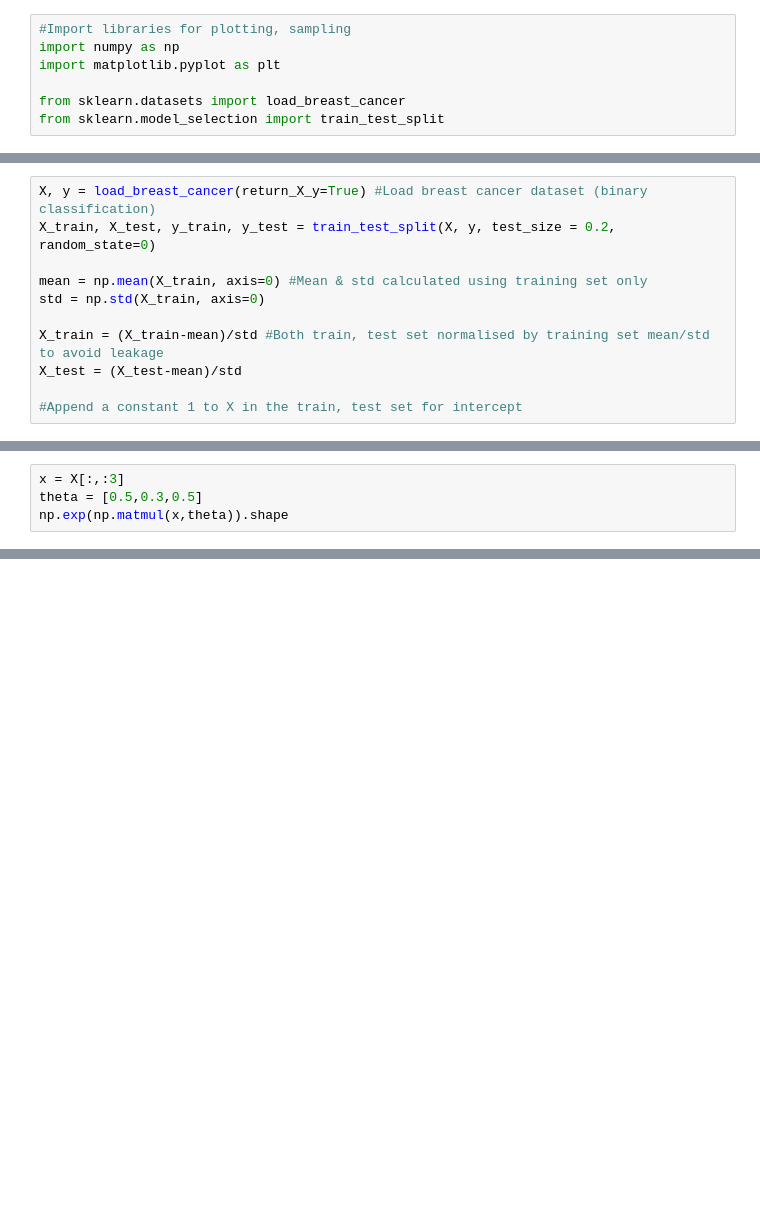
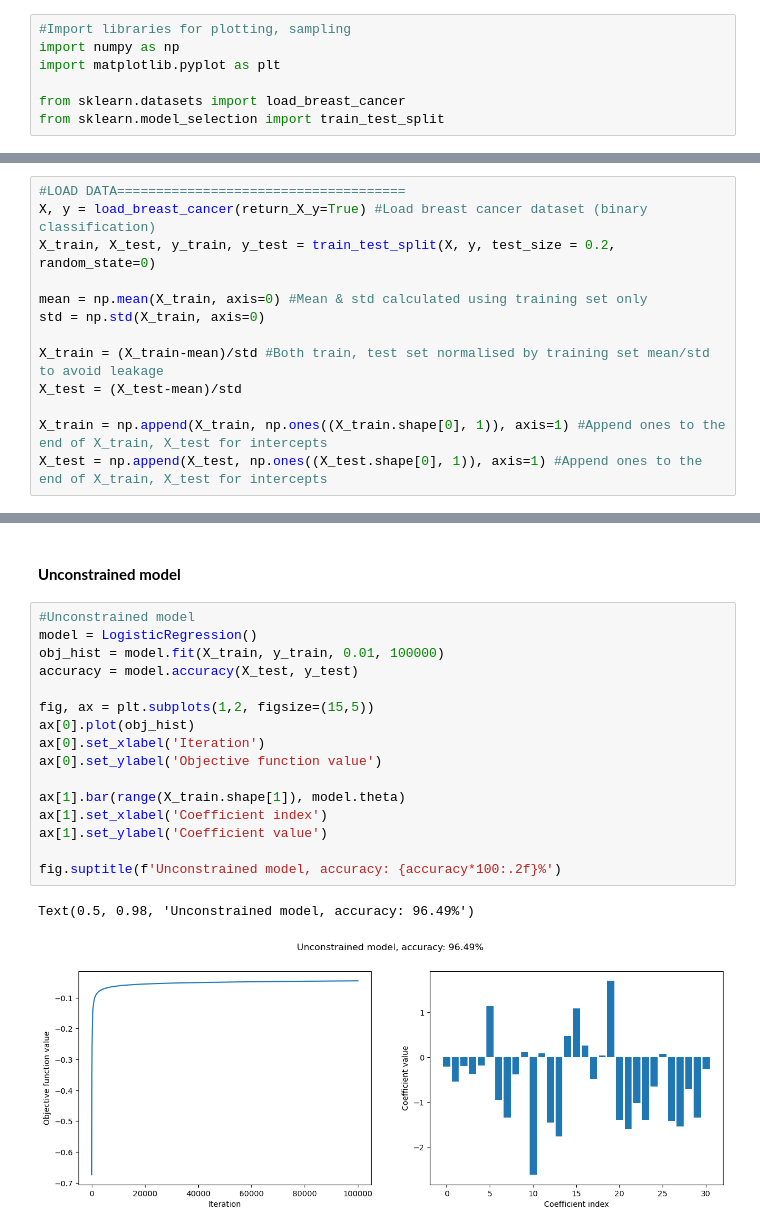
Before and after one commit to mataln/binance-takehome, a Jupyter notebook: Q2.ipynb, the cells around one changed output, grey strips where cells are left out. Drawn from its saved outputs; the diff is of its cells as text; blank space fills up the shorter version.

```diff
--- a/Q2.ipynb
+++ b/Q2.ipynb
@@ -15,4 +93,5 @@ One more question: If there is no constraint, is LR a global optimization algori
 # %%
+#LOAD DATA=====================================
 X, y = load_breast_cancer(return_X_y=True) #Load breast cancer dataset (binary classification)
 X_train, X_test, y_train, y_test = train_test_split(X, y, test_size = 0.2, random_state=0)
 
@@ -22,4 +101,5 @@ std = np.std(X_train, axis=0)
 X_train = (X_train-mean)/std #Both train, test set normalised by training set mean/std to avoid leakage
 X_test = (X_test-mean)/std
 
-#Append a constant 1 to X in the train, test set for intercept
+X_train = np.append(X_train, np.ones((X_train.shape[0], 1)), axis=1) #Append ones to the end of X_train, X_test for intercepts
+X_test = np.append(X_test, np.ones((X_test.shape[0], 1)), axis=1) #Append ones to the end of X_train, X_test for intercepts
@@ -63,4 +105,0 @@ array([ -2.78558128,  -2.42209427,  -2.12856244,  -2.37361592,
-# %%
-x = X[:,:3]
-theta = [0.5,0.3,0.5]
-np.exp(np.matmul(x,theta)).shape
@@ -84,0 +206,21 @@ array([[-1.15036482, -0.39064196, -1.12855021],
+# %% [markdown]
+#### **Unconstrained model**
+# %%
+#Unconstrained model
+model = LogisticRegression()
+obj_hist = model.fit(X_train, y_train, 0.01, 100000)
+accuracy = model.accuracy(X_test, y_test)
+
+fig, ax = plt.subplots(1,2, figsize=(15,5))
+ax[0].plot(obj_hist)
+ax[0].set_xlabel('Iteration')
+ax[0].set_ylabel('Objective function value')
+
+ax[1].bar(range(X_train.shape[1]), model.theta)
+ax[1].set_xlabel('Coefficient index')
+ax[1].set_ylabel('Coefficient value')
+
+fig.suptitle(f'Unconstrained model, accuracy: {accuracy*100:.2f}%')
+# %% [output]
+Text(0.5, 0.98, 'Unconstrained model, accuracy: 96.49%')
+[figure, added]
```
Also changed, not shown: parts of 16 cells of this notebook.
